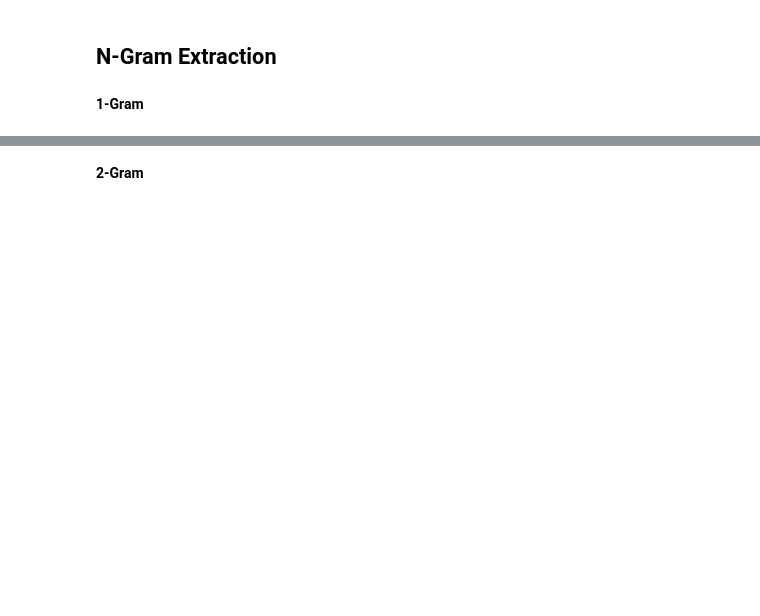
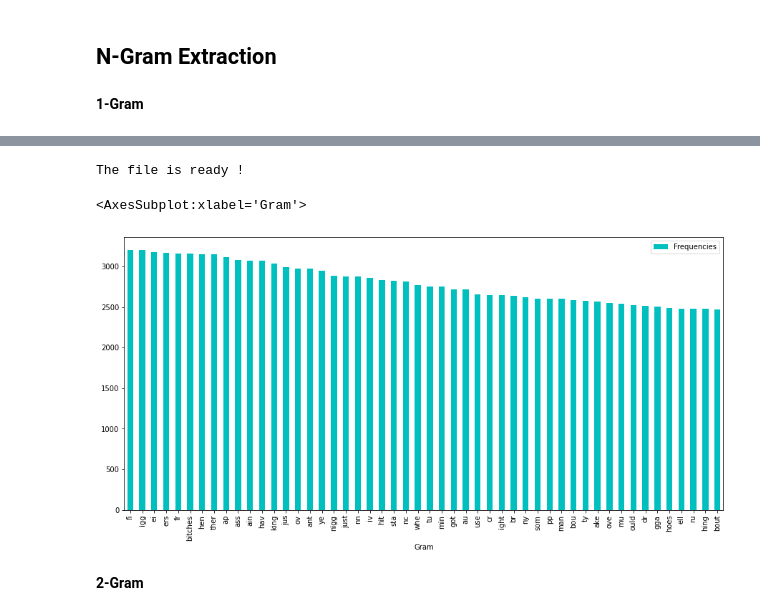
Before and after one commit to Nasseredd/DiscriminationTweetsProject, a Jupyter notebook: Analysis.ipynb, the cells around one changed output, grey strips where cells are left out. Saved outputs shown, nothing was run; the diff lists cells and outputs as text; code cells hidden in the pictures; blank space fills up the shorter version.

```diff
--- a/Analysis.ipynb
+++ b/Analysis.ipynb
@@ -225,15 +240,24 @@ plt.show()
 # %%
-def n_most_frequent_ngram(tweets, nbr_gram, nbr_mfg):
+def ngram(tweets, nbr_gram, stopwords):
     from sklearn.feature_extraction.text import CountVectorizer
-    vectorizer = CountVectorizer(max_features=1000,
-                                stop_words='english',
+    vectorizer = CountVectorizer(max_features=None,
+                                stop_words=stopwords,
                                 ngram_range = (nbr_gram,nbr_gram)
                                 )
     vectorizer.fit(tweets)
     vocab = list(vectorizer.vocabulary_.keys())
-    vector = vectorizer.transform(tweets).toarray()
 
-    # Convert the matrix into a dataframe
-    matrix = pd.DataFrame(vector, columns=vocab)
-
-    return matrix
+    return vocab
+# %%
+def ngrams_frequency(tweets, grams):
+
+    # all tweets in one single string
+    all_tweets = tweets.sum(axis=0)
+
+    ngrams_frequency = []
+    for gram in grams:
+        ngrams_frequency.append([gram,all_tweets.count(gram)])
+
+    matrix = pd.DataFrame(ngrams_frequency,columns=['Gram','Frequencies'])
+    matrix.sort_values(by='Frequencies', ascending=False, inplace=True)
+    return matrix
@@ -240,2 +270,6 @@ def n_most_frequent_ngram(tweets, nbr_gram, nbr_mfg):
+# %%
+# data set for n-gram extraction
+from DPreprocessing import data_cleaning
+dataf = data_cleaning(df)
 # %% [markdown]
 **1-Gram**
@@ -259,0 +276,4 @@ onegram
+# %%
+%%time
+onegram_list = ngram(tweets=dataf['Tweets'], nbr_gram=1, stopwords=stop_words)
+onegram_frequency = ngrams_frequency(tweets=dataf['Tweets'], grams=onegram_list)
@@ -260,2 +283,11 @@ onegram
+# %%
+generate_ngram_file(file='one_grams.txt', ngram_frequency=onegram_frequency['Gram'])
+# %% [output]
+The file is ready !
+# %%
+onegram_frequency[150:200].plot(x='Gram',y='Frequencies', kind='bar', color='c', figsize=(15,7))
+# %% [output]
+<AxesSubplot:xlabel='Gram'>
+[figure, added]
 # %% [markdown]
 **2-Gram**
```
Also changed, not shown: parts of 53 cells of this notebook.
